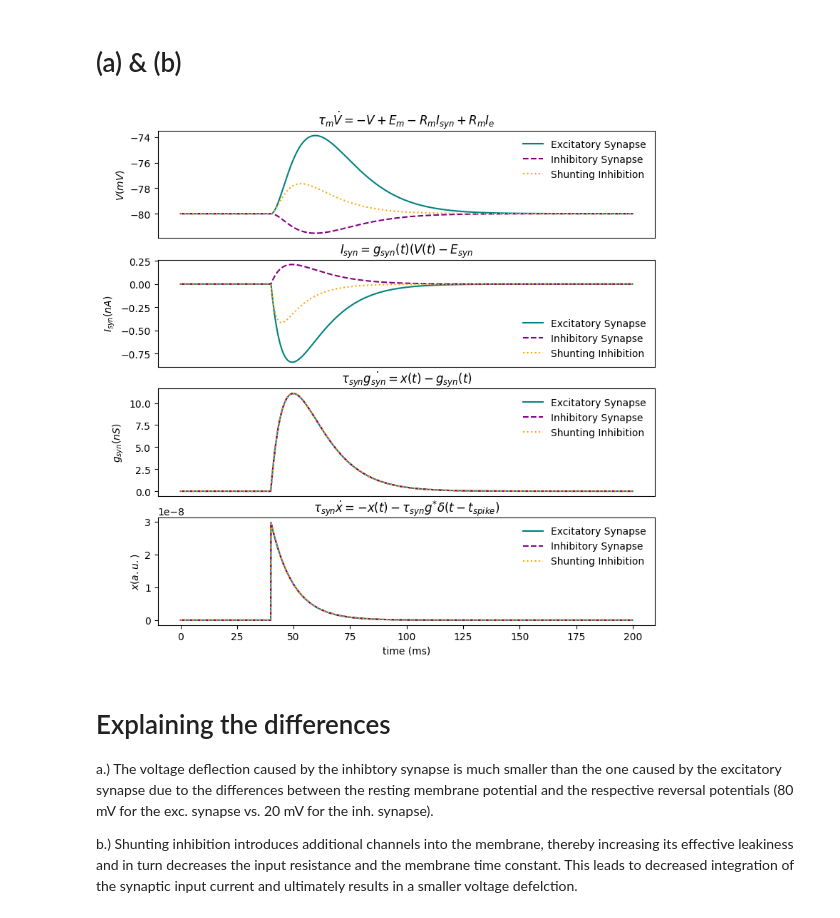
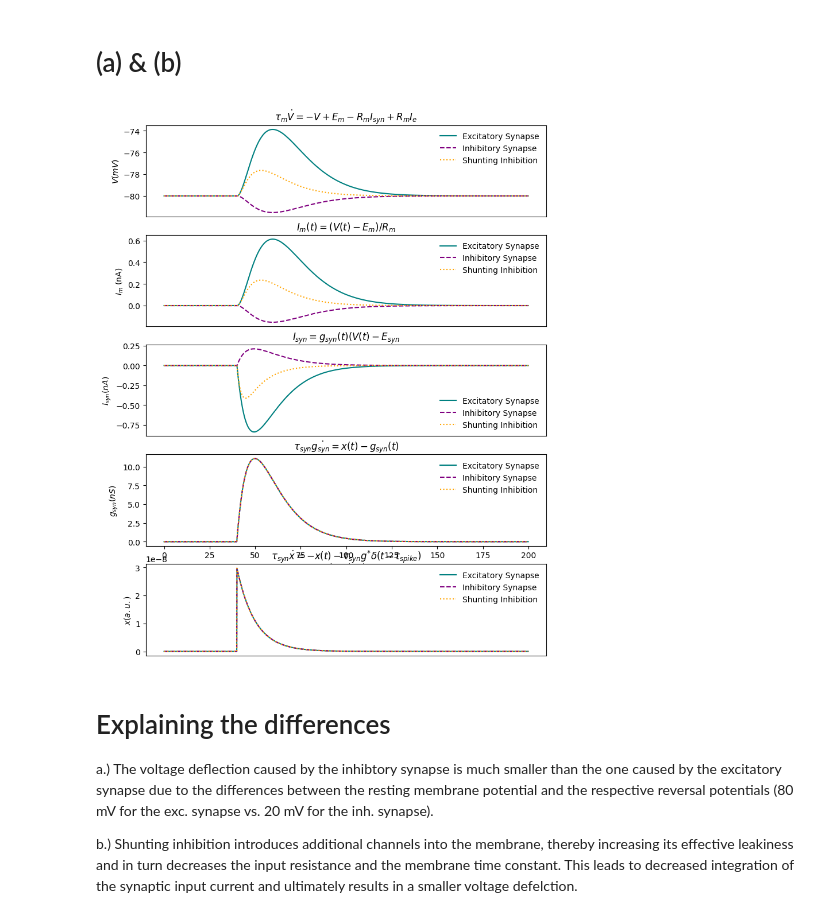
Before and after one commit to janovovo/MNS_CP_Part2, a Jupyter notebook: CP5_Jano.ipynb, the cells around one changed output. Drawn from its saved outputs; the diff is of its cells as text; code cells hidden in the pictures.

```diff
--- a/CP5_Jano.ipynb
+++ b/CP5_Jano.ipynb
@@ -12,6 +11,12 @@ plt.rcParams['axes.prop_cycle'] = cycler(color=['teal', 'purple', 'orange'])
 # 1. Synaptic current
 # %% [markdown]
 # (a) & (b)
+# %%
+def update_pars(old_pars, keys_to_change, new_vals):
+    new_pars = old_pars.copy()
+    for k, nv in zip(keys_to_change, new_vals):
+        new_pars[k] = nv
+    return new_pars
 # %%
 # Params
 
@@ -86,6 +66,7 @@ def euler_synaptic_if(tmax, dt, pre_spike_times, ics, pars, reset=False):
     xs = np.array([])
     I_syns = np.array([])
     spiketimes = np.array([])
+    I_m_t = np.array([])
 
     for t in ts:
 
@@ -100,6 +81,7 @@ def euler_synaptic_if(tmax, dt, pre_spike_times, ics, pars, reset=False):
         V = V + dt*dVdt
         x = x + dt*dxdt
         g = g + dt*dgdt
+        I_m = (V - E_m) / R_m
 
         if reset == True and V >= thr:
             V = E_m
@@ -109,6 +91,7 @@ def euler_synaptic_if(tmax, dt, pre_spike_times, ics, pars, reset=False):
         gs = np.append(gs, g)
         xs = np.append(xs, x)
         I_syns = np.append(I_syns, I_syn)
+        I_m_t = np.append(I_m_t, I_m)
 
     return {
         'ts' : ts / 10**-3,
@@ -116,6 +99,7 @@ def euler_synaptic_if(tmax, dt, pre_spike_times, ics, pars, reset=False):
         'g_syn_t' : gs / 10**-9,
         'x_t' : xs,
         'I_syn_t' : I_syns / 10**-9,
+        'I_m_t' : I_m_t / 10 ** -9,
         'spiketimes' : spiketimes / 10**-3
         }
 # %%
@@ -124,47 +108,52 @@ sol = []
 for pars in [pars_a_1, pars_a_2, pars_b]:
     sol.append(euler_synaptic_if(tmax=0.2, dt=1e-4, pre_spike_times=[0.04], ics=ics, pars=pars))
 # %%
-fig, (ax1, ax2, ax3, ax4) = plt.subplots(4, 1, figsize=(9, 9))
+fig, (ax1, ax2, ax3, ax4, ax5) = plt.subplots(5, 1, figsize=(9, 12))
 
 
 ax1.plot(sol[0]["ts"], sol[0]['V_t'], label="Excitatory Synapse")
 ax1.plot(sol[1]["ts"], sol[1]['V_t'], linestyle="--", label="Inhibitory Synapse")
 ax1.plot(sol[2]["ts"], sol[2]['V_t'], linestyle=":", label="Shunting Inhibition")
 
-ax2.plot(sol[0]["ts"], sol[0]['I_syn_t'], label="Excitatory Synapse")
-ax2.plot(sol[1]["ts"], sol[1]['I_syn_t'], linestyle="--", label="Inhibitory Synapse")
-ax2.plot(sol[2]["ts"], sol[2]['I_syn_t'], linestyle=":", label="Shunting Inhibition")
+ax2.plot(sol[0]["ts"], sol[0]['I_m_t'], label="Excitatory Synapse")
+ax2.plot(sol[1]["ts"], sol[1]['I_m_t'], linestyle="--", label="Inhibitory Synapse")
+ax2.plot(sol[2]["ts"], sol[2]['I_m_t'], linestyle=":", label="Shunting Inhibition")
 
-ax3.plot(sol[0]["ts"], sol[0]['g_syn_t'], label="Excitatory Synapse")
-ax3.plot(sol[1]["ts"], sol[1]['g_syn_t'], linestyle="--", label="Inhibitory Synapse")
-ax3.plot(sol[2]["ts"], sol[2]['g_syn_t'], linestyle=":", label="Shunting Inhibition")
+ax3.plot(sol[0]["ts"], sol[0]['I_syn_t'], label="Excitatory Synapse")
+ax3.plot(sol[1]["ts"], sol[1]['I_syn_t'], linestyle="--", label="Inhibitory Synapse")
+ax3.plot(sol[2]["ts"], sol[2]['I_syn_t'], linestyle=":", label="Shunting Inhibition")
 
-ax4.plot(sol[0]["ts"], sol[0]['x_t'], label="Excitatory Synapse")
-ax4.plot(sol[1]["ts"], sol[1]['x_t'], linestyle="--", label="Inhibitory Synapse")
-ax4.plot(sol[2]["ts"], sol[2]['x_t'], linestyle=":", label="Shunting Inhibition")
+ax4.plot(sol[0]["ts"], sol[0]['g_syn_t'], label="Excitatory Synapse")
+ax4.plot(sol[1]["ts"], sol[1]['g_syn_t'], linestyle="--", label="Inhibitory Synapse")
+ax4.plot(sol[2]["ts"], sol[2]['g_syn_t'], linestyle=":", label="Shunting Inhibition")
+
+ax5.plot(sol[0]["ts"], sol[0]['x_t'], label="Excitatory Synapse")
+ax5.plot(sol[1]["ts"], sol[1]['x_t'], linestyle="--", label="Inhibitory Synapse")
+ax5.plot(sol[2]["ts"], sol[2]['x_t'], linestyle=":", label="Shunting Inhibition")
 
 for ax, title, ylabel in zip(
-    [ax1, ax2, ax3, ax4],
+    [ax1, ax2, ax3, ax4, ax5],
     [
         "$\\tau_{m}\\dot{V} = -V + E_{m} - R_{m}I_{syn} + R_{m}I_{e}$",
+        "$I_m (t) = (V(t) - E_m) / R_m$",
         "$I_{syn} = g_{syn}(t)(V(t) - E_{syn}$",
         "$\\tau_{syn} \\dot{g_{syn}} = x(t) - g_{syn}(t)$",
         "$\\tau_{syn} \\dot{x} = -x(t) - \\tau_{syn}g^{*}\\delta(t-t_{spike})$"
     ],
-    ["$V (mV)$", "$I_{syn} (nA)$", "$g_{syn} (nS)$", "$x (a.u.)$"]):
+    ["$V (mV)$", "$I_m$ (nA)", "$I_{syn} (nA)$", "$g_{syn} (nS)$", "$x (a.u.)$"]):
 
     ax.set_title(title)
     ax.set_ylabel(ylabel)
     ax.legend(frameon=False, loc='best')
 
     if ax != ax4:
         ax.set_xticks([])
     else:
         ax.set_xlabel("time (ms)")
 
 plt.show()
 # %% [output]
-[figure, old version]
+[figure, new version]
 # %% [markdown]
 # Explaining the differences
 
```
Also changed, not shown: parts of 13 cells of this notebook.
